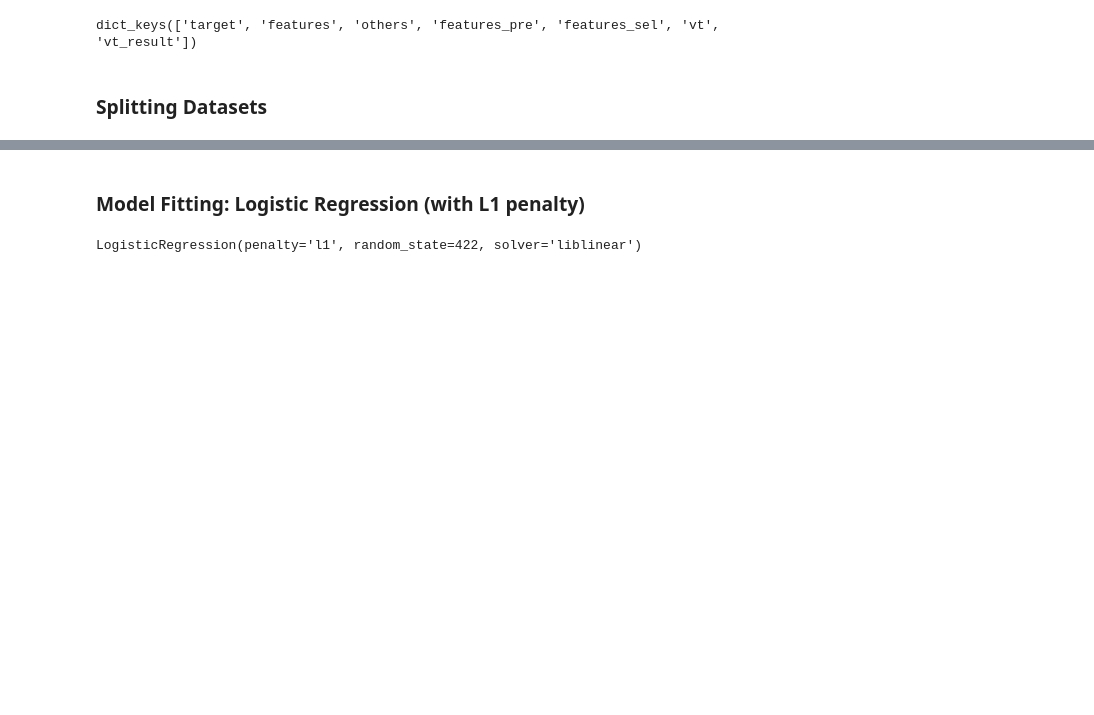
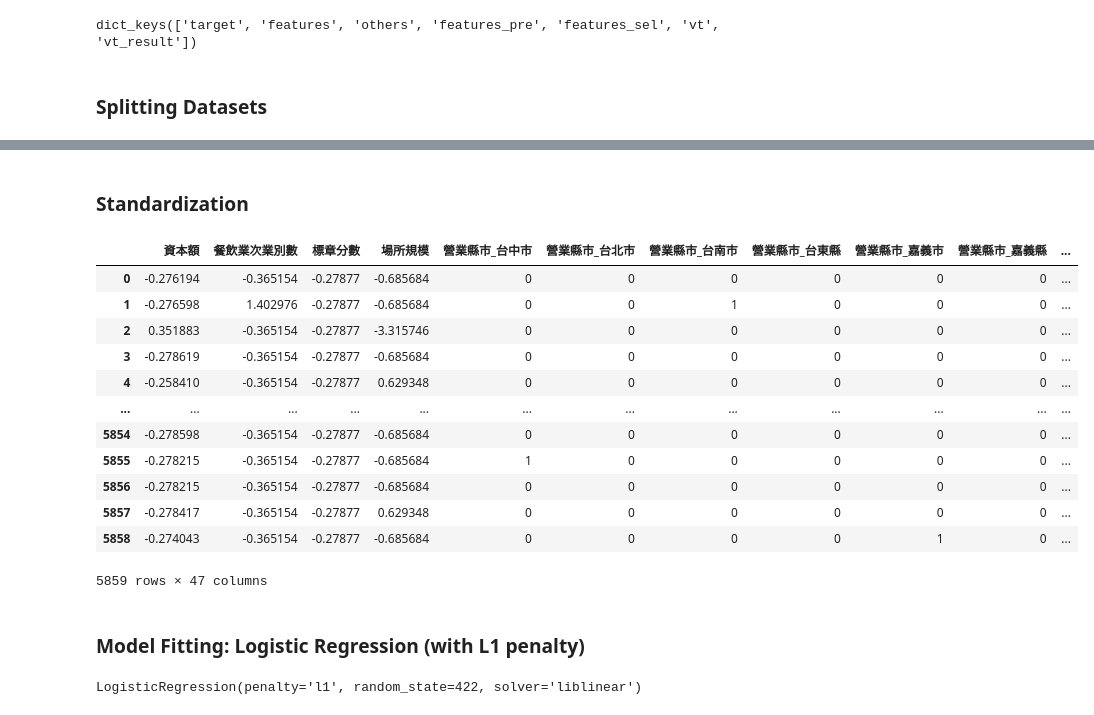
Before and after one commit to godgodgod11101/ML_ExpFood, a Jupyter notebook: ExpFood_Restaurant/ModelFitting.ipynb, the cells around one changed output, grey strips where cells are left out. Drawn from its saved outputs; the diff is of its cells as text; code cells hidden in the pictures; blank space fills up the shorter version.

Commit message:
250425
standardization

```diff
--- a/ExpFood_Restaurant/MdlFitting.ipynb
+++ b/ExpFood_Restaurant/ModelFitting.ipynb
@@ -47,0 +25,18 @@ False
+# %%
+# 先將數值資料轉為 float ，合成樣本後再四捨五入，避免向零截斷（truncation toward zero）
+cols_num = ['資本額', '餐飲業次業別數', '標章分數', '場所規模']
+X_sm0 = pd.concat([X_train[cols_num].astype('float32'), X_train.drop(cols_num, axis=1)], axis=1)
+# %%
+# 類別特徵名稱
+cols_cat = list(X_train.drop(labels=cols_num, axis=1).columns)
+
+# 建立 SMOTENC 物件
+sm = SMOTENC(
+    categorical_features=cols_cat,    # 指定類別特徵
+    sampling_strategy=3/7,    # minor/major
+    random_state=423
+)
+
+# 合成樣本（加在原始資料後）
+X_sm, y_sm = sm.fit_resample(X_sm0, y_train)
+X_sm = X_sm.round(0)
@@ -47,0 +45,2 @@ False
+# %% [markdown]
+### Standardization
@@ -48,3 +49,34 @@ False
+# %%
+scaler = StandardScaler().set_output(transform='pandas')
+
+X_train = pd.concat(
+    [scaler.fit_transform(X_train[cols_num]), X_train.drop(cols_num, axis=1)],
+    axis=1
+)
+
+X_sm = pd.concat(
+    [scaler.fit_transform(X_sm[cols_num]), X_sm.drop(cols_num, axis=1)],
+    axis=1
+)
+
+X_test = pd.concat(
+    [scaler.fit_transform(X_test[cols_num]), X_test.drop(cols_num, axis=1)],
+    axis=1
+)
+# %% [output]
+|  | 資本額 | 餐飲業次業別數 | 標章分數 | 場所規模 | 營業縣市_台中市 | 營業縣市_台北市 | 營業縣市_台南市 | 營業縣市_台東縣 | 營業縣市_嘉義市 | 營業縣市_嘉義縣 | ... |
+| 0 | -0.276194 | -0.365154 | -0.27877 | -0.685684 | 0 | 0 | 0 | 0 | 0 | 0 | ... |
+| 1 | -0.276598 | 1.402976 | -0.27877 | -0.685684 | 0 | 0 | 1 | 0 | 0 | 0 | ... |
+| 2 | 0.351883 | -0.365154 | -0.27877 | -3.315746 | 0 | 0 | 0 | 0 | 0 | 0 | ... |
+| 3 | -0.278619 | -0.365154 | -0.27877 | -0.685684 | 0 | 0 | 0 | 0 | 0 | 0 | ... |
+| 4 | -0.258410 | -0.365154 | -0.27877 | 0.629348 | 0 | 0 | 0 | 0 | 0 | 0 | ... |
+| ... | ... | ... | ... | ... | ... | ... | ... | ... | ... | ... | ... |
+| 5854 | -0.278598 | -0.365154 | -0.27877 | -0.685684 | 0 | 0 | 0 | 0 | 0 | 0 | ... |
+| 5855 | -0.278215 | -0.365154 | -0.27877 | -0.685684 | 1 | 0 | 0 | 0 | 0 | 0 | ... |
+| 5856 | -0.278215 | -0.365154 | -0.27877 | -0.685684 | 0 | 0 | 0 | 0 | 0 | 0 | ... |
+| 5857 | -0.278417 | -0.365154 | -0.27877 | 0.629348 | 0 | 0 | 0 | 0 | 0 | 0 | ... |
+| 5858 | -0.274043 | -0.365154 | -0.27877 | -0.685684 | 0 | 0 | 0 | 0 | 1 | 0 | ... |
+5859 rows × 47 columns
 # %% [markdown]
 ### Model Fitting: Logistic Regression (with L1 penalty)
 # %%
```
Also changed, not shown: parts of 6 cells of this notebook.
